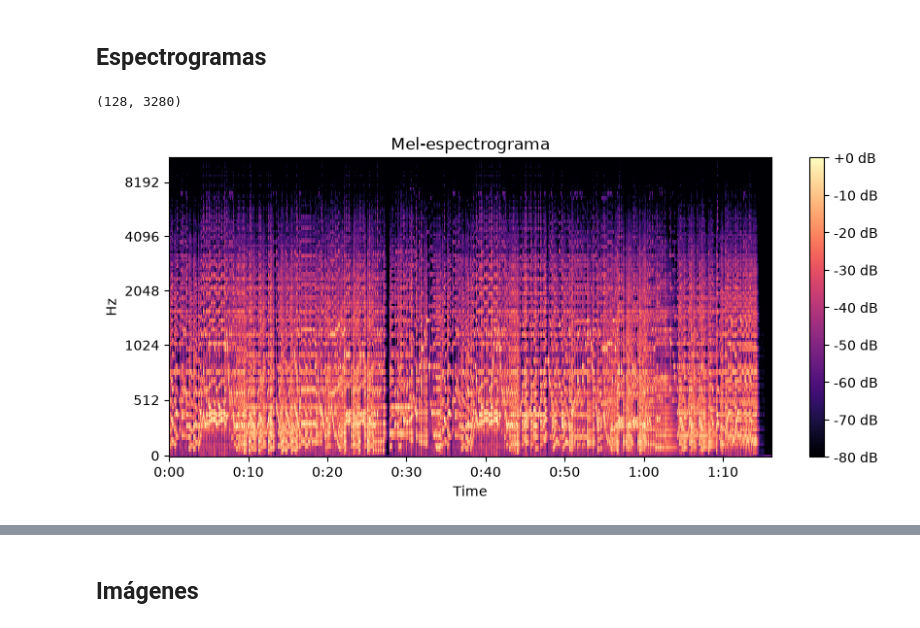
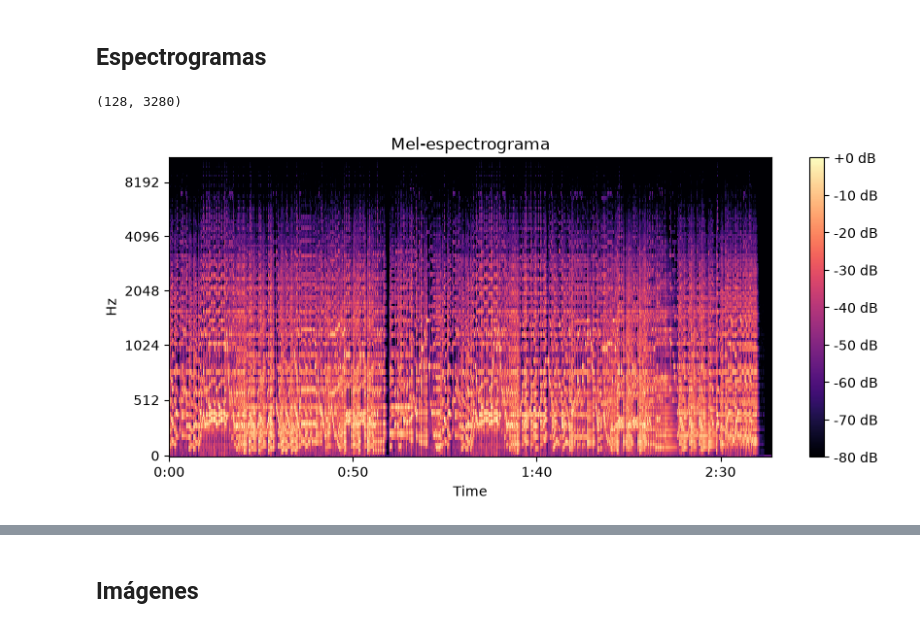
Before and after one commit to alejandro-conesa/score_following_practicas, a Jupyter notebook: src/pruebas_dataset.ipynb, the cells around one changed output, grey strips where cells are left out. Drawn from its saved outputs; the diff is of its cells as text; code cells hidden in the pictures.

```diff
--- a/src/pruebas_dataset.ipynb
+++ b/src/pruebas_dataset.ipynb
@@ -118,19 +118,19 @@ for piece in pieces:
 # %%
 y, sr = librosa.load("../data/wavs/BeethovenLv__O10__LVB_Sonate_10no1_3_tempo-900_YamahaGrandPiano.wav", sr=22050)  # carga el audio
 
 mel_spec = librosa.feature.melspectrogram(y=y, sr=sr, n_mels=128, n_fft=2048, hop_length=1102)
 mel_spec_db = librosa.power_to_db(mel_spec, ref=np.max)
 
 print(mel_spec_db.shape)
 
 fig, ax = plt.subplots(figsize=(10, 4))
-img = librosa.display.specshow(mel_spec_db, sr=sr, hop_length=512, x_axis="time", y_axis="mel", ax=ax)
+img = librosa.display.specshow(mel_spec_db, sr=sr, hop_length=1102, x_axis="time", y_axis="mel", ax=ax)
 fig.colorbar(img, ax=ax, format="%+2.0f dB")
 ax.set_title("Mel-espectrograma")
 
 fig.savefig("../data/ejemplos/espectrograma.png", dpi=150, bbox_inches="tight")
 plt.show()
 plt.close(fig)
 # %% [output]
 (128, 3280)
-[figure, old version]
+[figure, new version]
```
Also changed, not shown: parts of 3 cells of this notebook, 3 other files.
